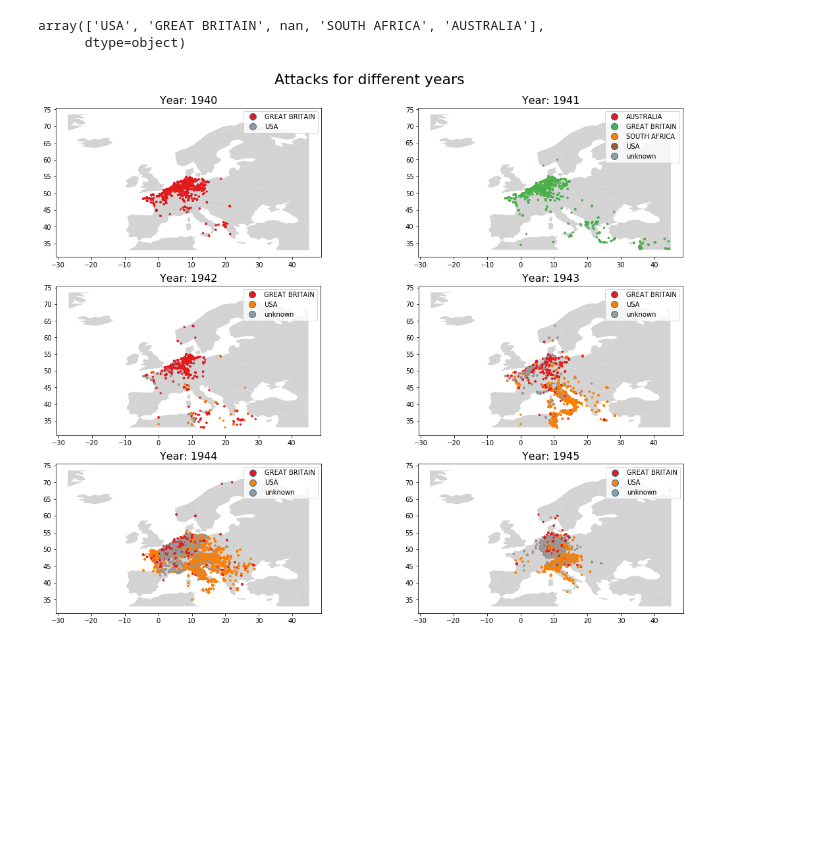
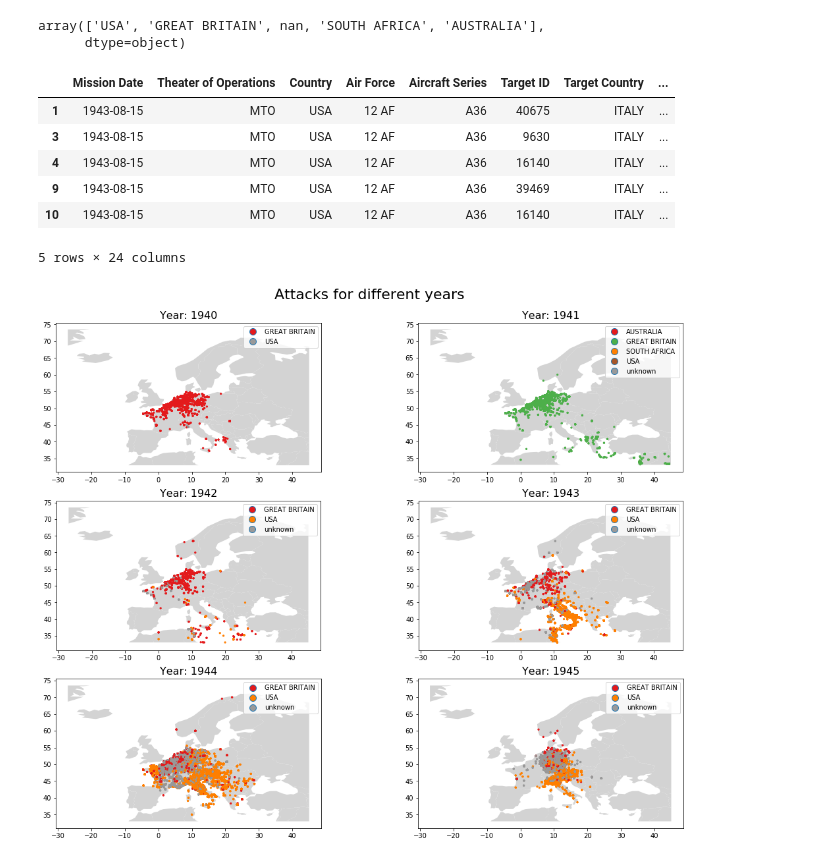
Before and after one commit to eotp/workshop-data-science-CODE, a Jupyter notebook: notebooks/03x - Exploratory Data Analysis WW2.ipynb, the cells around one changed output. Cells and saved outputs as stored; diff of their text form; code cells hidden in the pictures; blank space fills up the shorter version.

```diff
--- a/notebooks/03x - Exploratory Data Analysis WW2.ipynb
+++ b/notebooks/03x - Exploratory Data Analysis WW2.ipynb
@@ -679,3 +677,13 @@ gdf_europe.Country.unique()
 # %% [output]
 array(['USA', 'GREAT BRITAIN', nan, 'SOUTH AFRICA', 'AUSTRALIA'],
       dtype=object)
+# %%
+gdf_europe.head()
+# %% [output]
+|  | Mission Date | Theater of Operations | Country | Air Force | Aircraft Series | Target ID | Target Country | ... |
+| 1 | 1943-08-15 | MTO | USA | 12 AF | A36 | 40675 | ITALY | ... |
+| 3 | 1943-08-15 | MTO | USA | 12 AF | A36 | 9630 | ITALY | ... |
+| 4 | 1943-08-15 | MTO | USA | 12 AF | A36 | 16140 | ITALY | ... |
+| 9 | 1943-08-15 | MTO | USA | 12 AF | A36 | 39469 | ITALY | ... |
+| 10 | 1943-08-15 | MTO | USA | 12 AF | A36 | 16140 | ITALY | ... |
+5 rows × 24 columns
```
Also changed, not shown: parts of 7 cells of this notebook, 11 other files.
